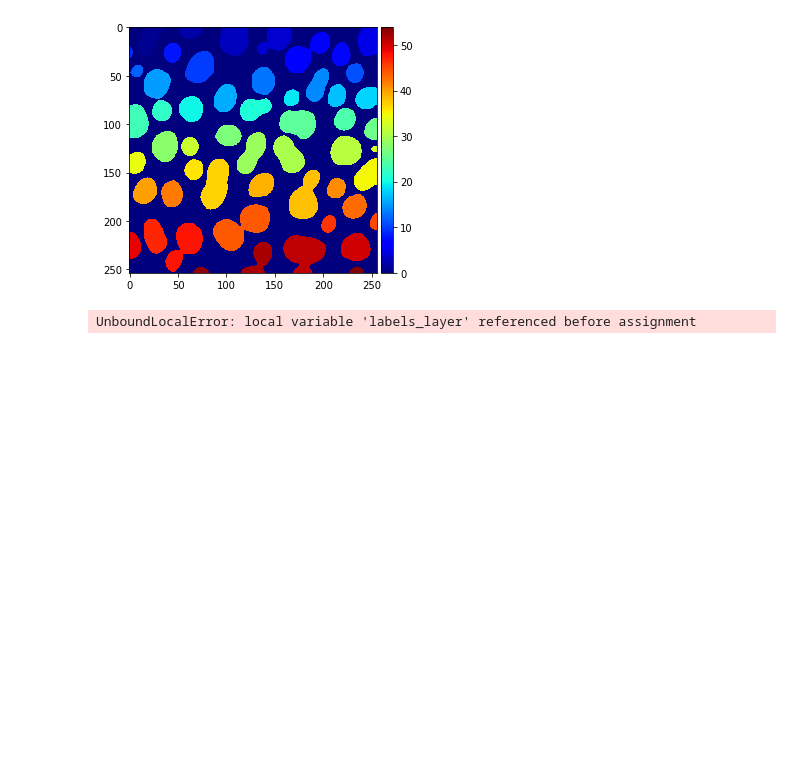
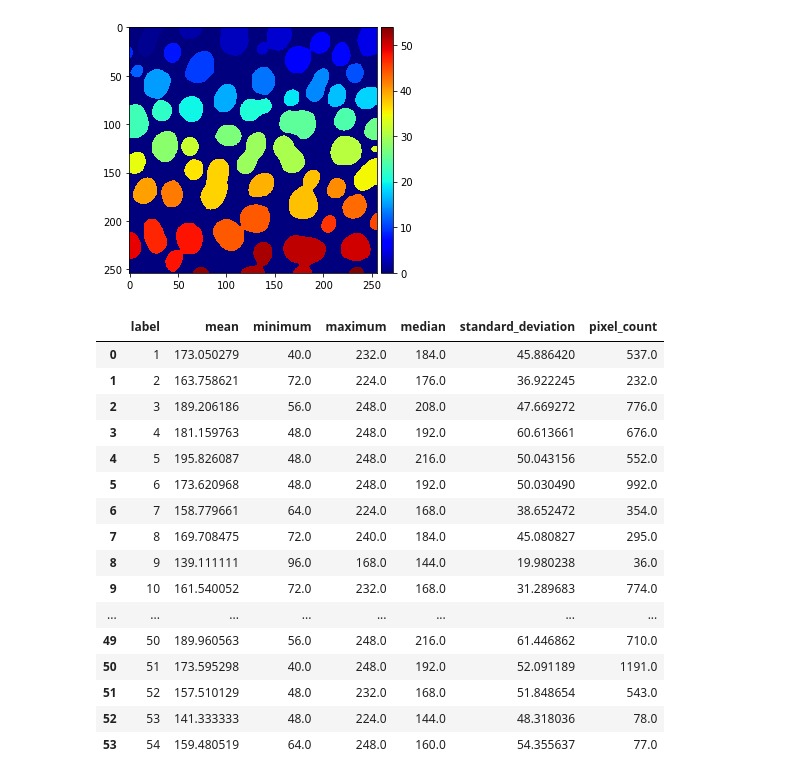
Before and after one commit to haesleinhuepf/napari-cupy-image-processing, a Jupyter notebook: docs/demo.ipynb, the cells around one changed output. Drawn from its saved outputs; the diff is of its cells as text; code cells hidden in the pictures; blank space fills up the shorter version.

```diff
--- a/docs/demo.ipynb
+++ b/docs/demo.ipynb
@@ -34,6 +34,22 @@ imshow(labels, cmap="jet")
 # %%
 statistics = measurements(blobs, labels)
 
-statistics
+pd.DataFrame(statistics)
 # %% [output]
-UnboundLocalError: local variable 'labels_layer' referenced before assignment
+|  | label | mean | minimum | maximum | median | standard_deviation | pixel_count |
+| 0 | 1 | 173.050279 | 40.0 | 232.0 | 184.0 | 45.886420 | 537.0 |
+| 1 | 2 | 163.758621 | 72.0 | 224.0 | 176.0 | 36.922245 | 232.0 |
+| 2 | 3 | 189.206186 | 56.0 | 248.0 | 208.0 | 47.669272 | 776.0 |
+| 3 | 4 | 181.159763 | 48.0 | 248.0 | 192.0 | 60.613661 | 676.0 |
+| 4 | 5 | 195.826087 | 48.0 | 248.0 | 216.0 | 50.043156 | 552.0 |
+| 5 | 6 | 173.620968 | 48.0 | 248.0 | 192.0 | 50.030490 | 992.0 |
+| 6 | 7 | 158.779661 | 64.0 | 224.0 | 168.0 | 38.652472 | 354.0 |
+| 7 | 8 | 169.708475 | 72.0 | 240.0 | 184.0 | 45.080827 | 295.0 |
+| 8 | 9 | 139.111111 | 96.0 | 168.0 | 144.0 | 19.980238 | 36.0 |
+| 9 | 10 | 161.540052 | 72.0 | 232.0 | 168.0 | 31.289683 | 774.0 |
+| ... | ... | ... | ... | ... | ... | ... | ... |
+| 49 | 50 | 189.960563 | 56.0 | 248.0 | 216.0 | 61.446862 | 710.0 |
+| 50 | 51 | 173.595298 | 40.0 | 248.0 | 192.0 | 52.091189 | 1191.0 |
+| 51 | 52 | 157.510129 | 48.0 | 232.0 | 168.0 | 51.848654 | 543.0 |
+| 52 | 53 | 141.333333 | 48.0 | 224.0 | 144.0 | 48.318036 | 78.0 |
+| 53 | 54 | 159.480519 | 64.0 | 248.0 | 160.0 | 54.355637 | 77.0 |
```
